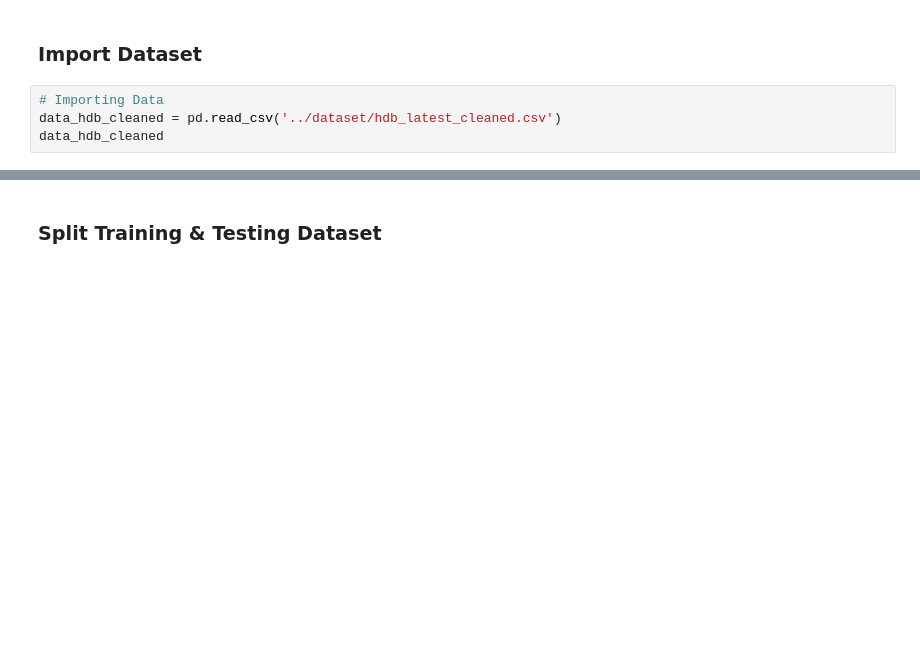
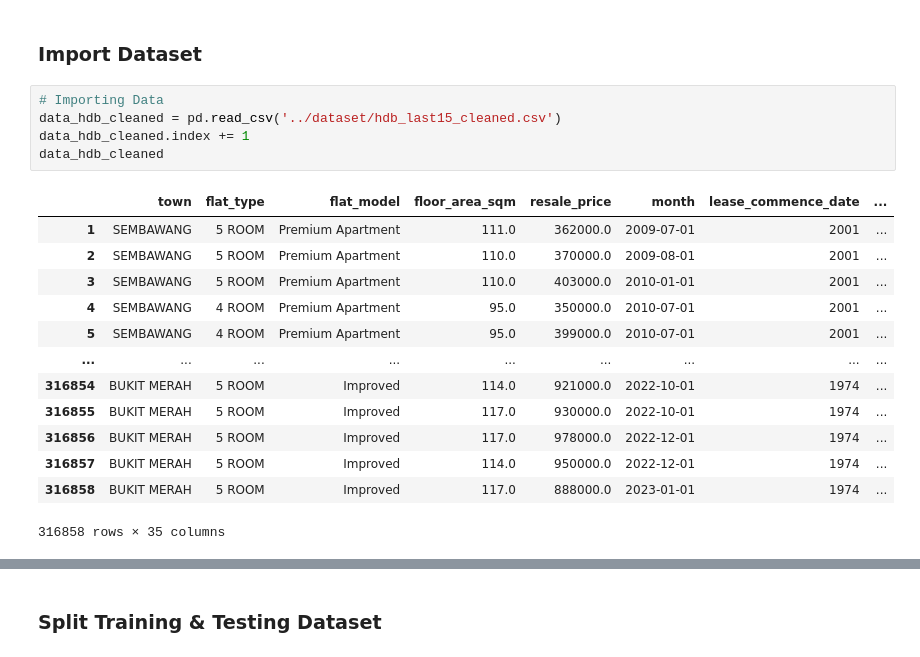
Before and after one commit to kkinmunn/is4303_hdbresale, a Jupyter notebook: modelling/model_price_prediction.ipynb, the cells around one changed output, grey strips where cells are left out. Cells and saved outputs as stored; diff of their text form; blank space fills up the shorter version.

Commit message:
Updated Modelling Template

```diff
--- a/modelling/model_price_prediction.ipynb
+++ b/modelling/model_price_prediction.ipynb
@@ -64,8 +67,23 @@ warnings.filterwarnings('ignore')
 ### Import Dataset
 # %%
 # Importing Data
-data_hdb_cleaned = pd.read_csv('../dataset/hdb_latest_cleaned.csv')
+data_hdb_cleaned = pd.read_csv('../dataset/hdb_last15_cleaned.csv')
+data_hdb_cleaned.index += 1
 data_hdb_cleaned
+# %% [output]
+|  | town | flat_type | flat_model | floor_area_sqm | resale_price | month | lease_commence_date | ... |
+| 1 | SEMBAWANG | 5 ROOM | Premium Apartment | 111.0 | 362000.0 | 2009-07-01 | 2001 | ... |
+| 2 | SEMBAWANG | 5 ROOM | Premium Apartment | 110.0 | 370000.0 | 2009-08-01 | 2001 | ... |
+| 3 | SEMBAWANG | 5 ROOM | Premium Apartment | 110.0 | 403000.0 | 2010-01-01 | 2001 | ... |
+| 4 | SEMBAWANG | 4 ROOM | Premium Apartment | 95.0 | 350000.0 | 2010-07-01 | 2001 | ... |
+| 5 | SEMBAWANG | 4 ROOM | Premium Apartment | 95.0 | 399000.0 | 2010-07-01 | 2001 | ... |
+| ... | ... | ... | ... | ... | ... | ... | ... | ... |
+| 316854 | BUKIT MERAH | 5 ROOM | Improved | 114.0 | 921000.0 | 2022-10-01 | 1974 | ... |
+| 316855 | BUKIT MERAH | 5 ROOM | Improved | 117.0 | 930000.0 | 2022-10-01 | 1974 | ... |
+| 316856 | BUKIT MERAH | 5 ROOM | Improved | 117.0 | 978000.0 | 2022-12-01 | 1974 | ... |
+| 316857 | BUKIT MERAH | 5 ROOM | Improved | 114.0 | 950000.0 | 2022-12-01 | 1974 | ... |
+| 316858 | BUKIT MERAH | 5 ROOM | Improved | 117.0 | 888000.0 | 2023-01-01 | 1974 | ... |
+316858 rows × 35 columns
 # %%
 # Understanding Data I
 data_hdb_cleaned.info()
```
Also changed, not shown: parts of 19 cells of this notebook.
